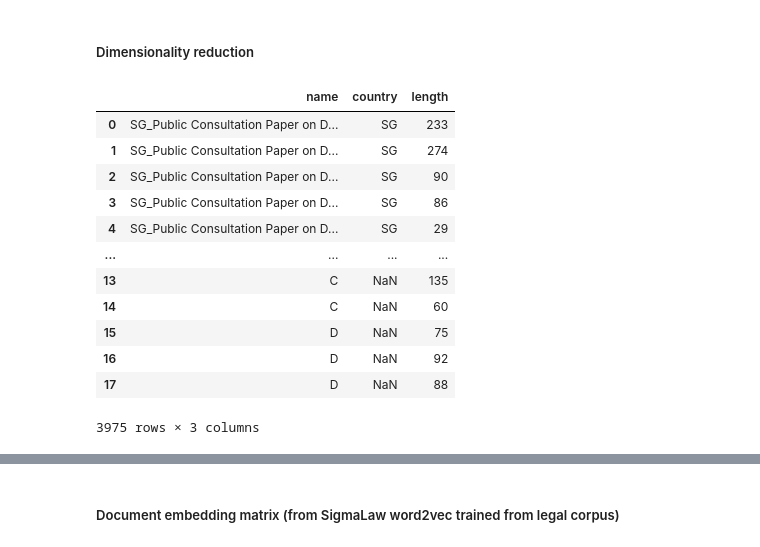
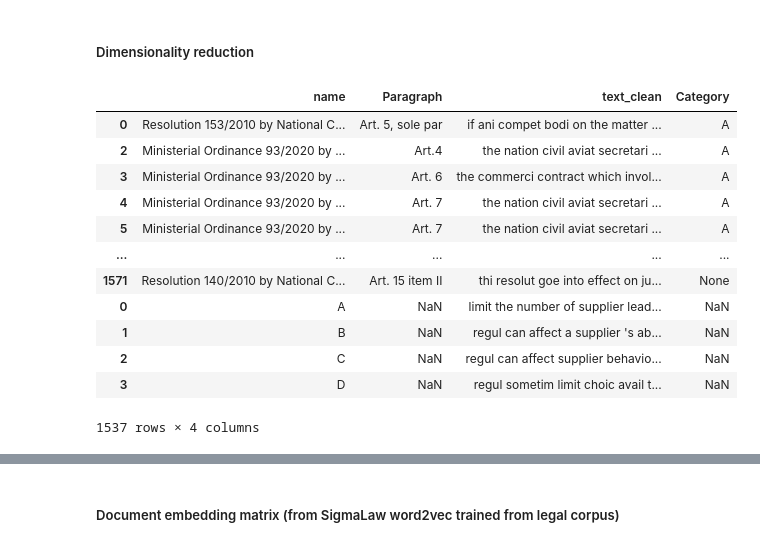
Before and after one commit to janinepdevera/legal-text-classification-CIA, a Jupyter notebook: code/python/02 models_pretrained.ipynb, the cells around one changed output, grey strips where cells are left out. Cells and saved outputs as stored; diff of their text form; code cells hidden in the pictures.

```diff
--- a/code/python/02 models_pretrained.ipynb
+++ b/code/python/02 models_pretrained.ipynb
@@ -73,0 +37,5 @@ defs
+# %%
+text = pd.read_csv("data/01 legal_texts_pipeline_stopwords.csv", index_col=0)
+text_labels = pd.read_csv("data/01 legal_texts_with_labels_grouped.csv", index_col=0)
+defs = pd.read_csv("data/02 oecd_definitions_stopwords.csv", index_col=0)
+defs_grouped = pd.read_csv("data/02 oecd_definitions_stopwords_grouped.csv", index_col=0)
@@ -179,23 +234,23 @@ text_scores_glove.to_csv("data/scores/sim_scores_glove.csv")
 ##### Dimensionality reduction
 # %%
 # df combining text and labels
-df_comb = (text[['file_name', 'country', 'length']]
-           .rename(columns = {'file_name':'name'})
-           .append(defs[['Main_Cat', 'length']]
-                   .rename(columns = {'Main_Cat':'name'})))
+df_comb = (text_labels_grouped[['Law', 'Paragraph', 'text_clean', 'Category']]
+           .rename(columns = {'Law':'name'})
+           .append(defs_grouped[['Main', 'text_clean']]
+                   .rename(columns = {'Main':'name'})))
 df_comb
 # %% [output]
-|  | name | country | length |
-| 0 | SG_Public Consultation Paper on D... | SG | 233 |
-| 1 | SG_Public Consultation Paper on D... | SG | 274 |
-| 2 | SG_Public Consultation Paper on D... | SG | 90 |
-| 3 | SG_Public Consultation Paper on D... | SG | 86 |
-| 4 | SG_Public Consultation Paper on D... | SG | 29 |
-| ... | ... | ... | ... |
-| 13 | C | NaN | 135 |
-| 14 | C | NaN | 60 |
-| 15 | D | NaN | 75 |
-| 16 | D | NaN | 92 |
-| 17 | D | NaN | 88 |
+|  | name | Paragraph | text_clean | Category |
+| 0 | Resolution 153/2010 by National C... | Art. 5, sole par | if ani compet bodi on the matter ... | A |
+| 2 | Ministerial Ordinance 93/2020 by ... | Art.4 | the nation civil aviat secretari ... | A |
+| 3 | Ministerial Ordinance 93/2020 by ... | Art. 6 | the commerci contract which invol... | A |
+| 4 | Ministerial Ordinance 93/2020 by ... | Art. 7 | the nation civil aviat secretari ... | A |
+| 5 | Ministerial Ordinance 93/2020 by ... | Art. 7 | the nation civil aviat secretari ... | A |
+| ... | ... | ... | ... | ... |
+| 1571 | Resolution 140/2010 by National C... | Art. 15 item II | thi resolut goe into effect on ju... | None |
+| 0 | A | NaN | limit the number of supplier lead... | NaN |
+| 1 | B | NaN | regul can affect a supplier 's ab... | NaN |
+| 2 | C | NaN | regul can affect supplier behavio... | NaN |
+| 3 | D | NaN | regul sometim limit choic avail t... | NaN |
-3975 rows × 3 columns
+1537 rows × 4 columns
 # %%
```
Also changed, not shown: parts of 64 cells of this notebook, 5 other files.
